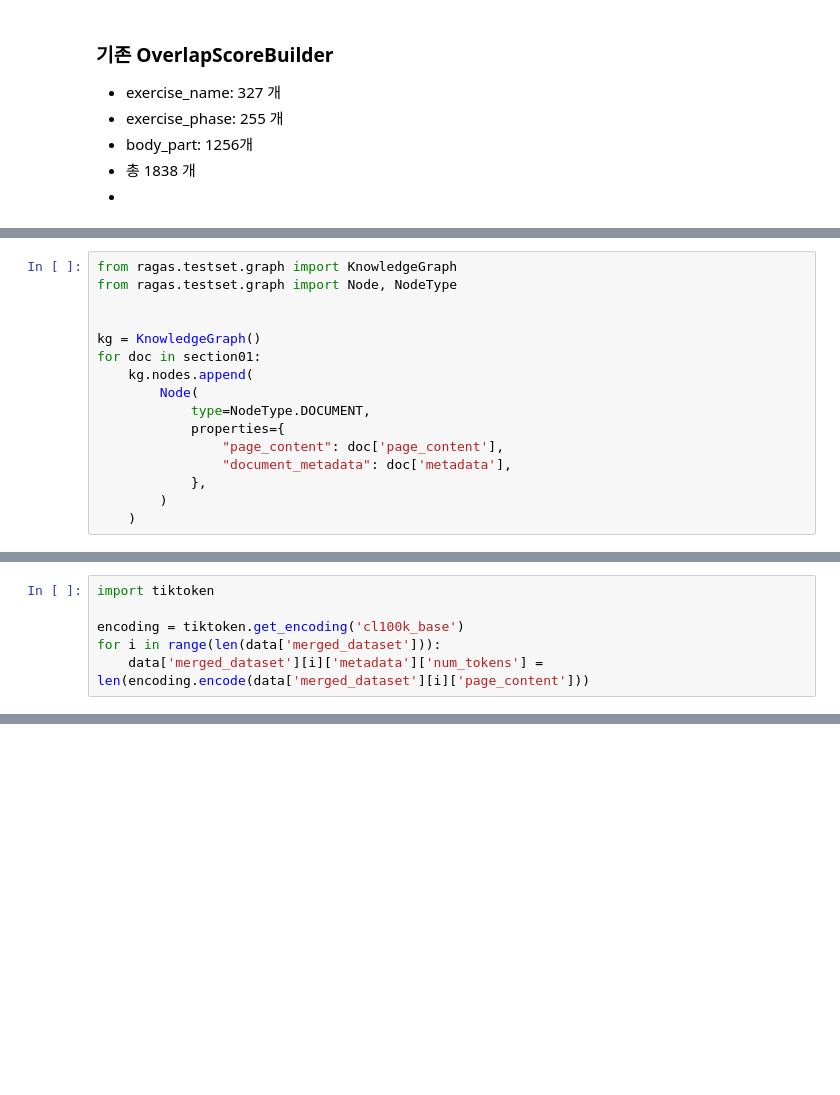
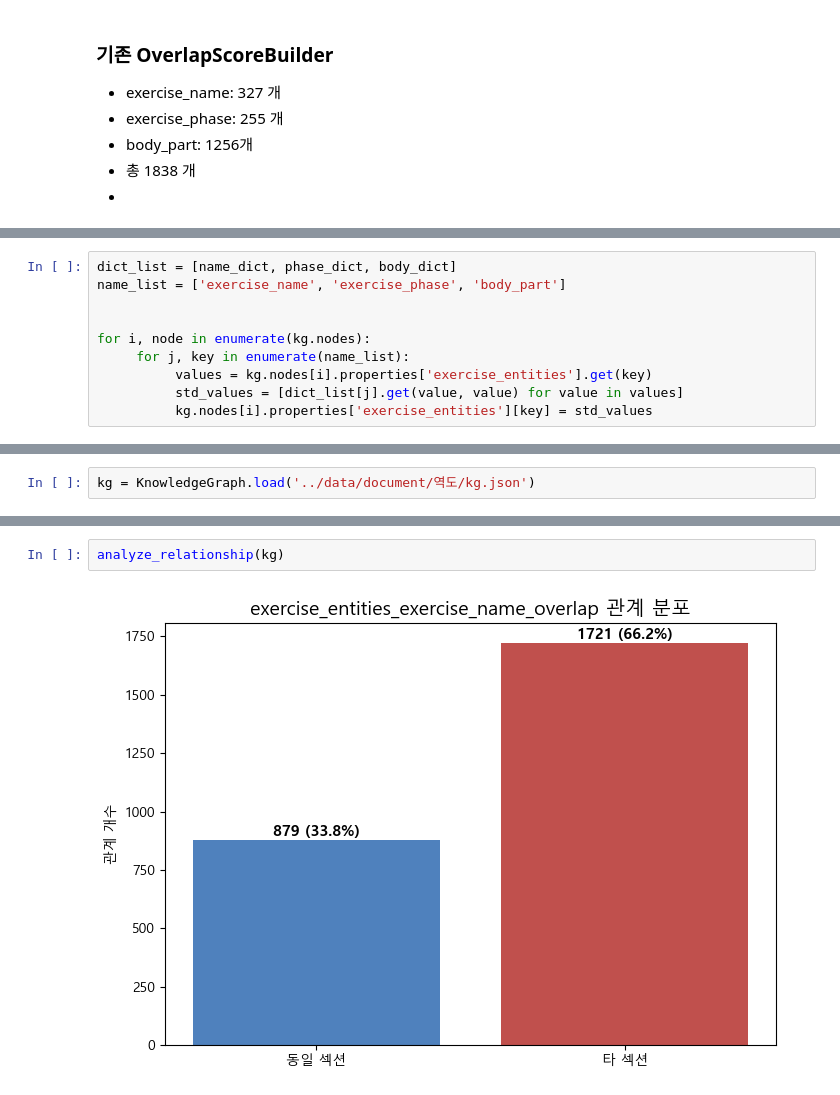
Before and after one commit to yswSlamDunk/SportAgent, a Jupyter notebook: jupyter/3002. RAGAS Customization.ipynb, the cells around one changed output, grey strips where cells are left out. Cells and saved outputs as stored; diff of their text form; blank space fills up the shorter version.

```diff
--- a/jupyter/3002. RAGAS Customization.ipynb
+++ b/jupyter/3002. RAGAS Customization.ipynb
@@ -696,16 +449,0 @@ https://docs.ragas.io/en/latest/howtos/customizations/testgenerator/_testgen-cus
-# %%
-from ragas.testset.graph import KnowledgeGraph
-from ragas.testset.graph import Node, NodeType
-
-
-kg = KnowledgeGraph()
-for doc in section01:
-    kg.nodes.append(
-        Node(
-            type=NodeType.DOCUMENT,
-            properties={
-                "page_content": doc['page_content'],
-                "document_metadata": doc['metadata'],
-            },
-        )
-    )
@@ -763,6 +449,0 @@ pd.DataFrame(result, index=[0])
-# %%
-import tiktoken
-
-encoding = tiktoken.get_encoding('cl100k_base')
-for i in range(len(data['merged_dataset'])):
-    data['merged_dataset'][i]['metadata']['num_tokens'] = len(encoding.encode(data['merged_dataset'][i]['page_content']))
@@ -917,0 +806,10 @@ dataset_df.iloc[0, 2]
+# %%
+dict_list = [name_dict, phase_dict, body_dict]
+name_list = ['exercise_name', 'exercise_phase', 'body_part']
+
+
+for i, node in enumerate(kg.nodes):
+     for j, key in enumerate(name_list):
+          values = kg.nodes[i].properties['exercise_entities'].get(key)
+          std_values = [dict_list[j].get(value, value) for value in values]
+          kg.nodes[i].properties['exercise_entities'][key] = std_values
@@ -917,0 +959,2 @@ dataset_df.iloc[0, 2]
+# %%
+kg = KnowledgeGraph.load('../data/document/역도/kg.json')
@@ -917,0 +1033,4 @@ dataset_df.iloc[0, 2]
+# %%
+analyze_relationship(kg)
+# %% [output]
+[figure, added]
```
Also changed, not shown: parts of 81 cells of this notebook, 2 other files.
